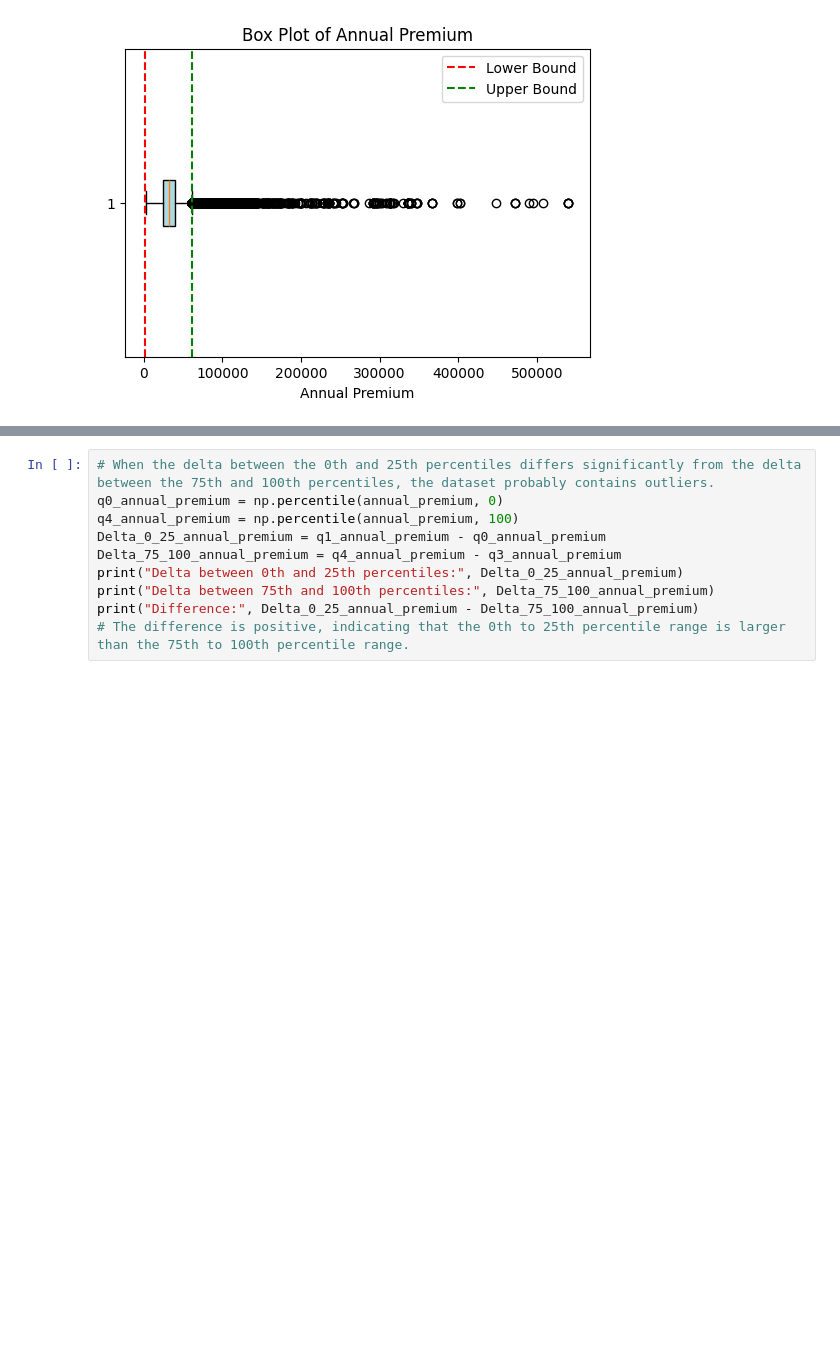
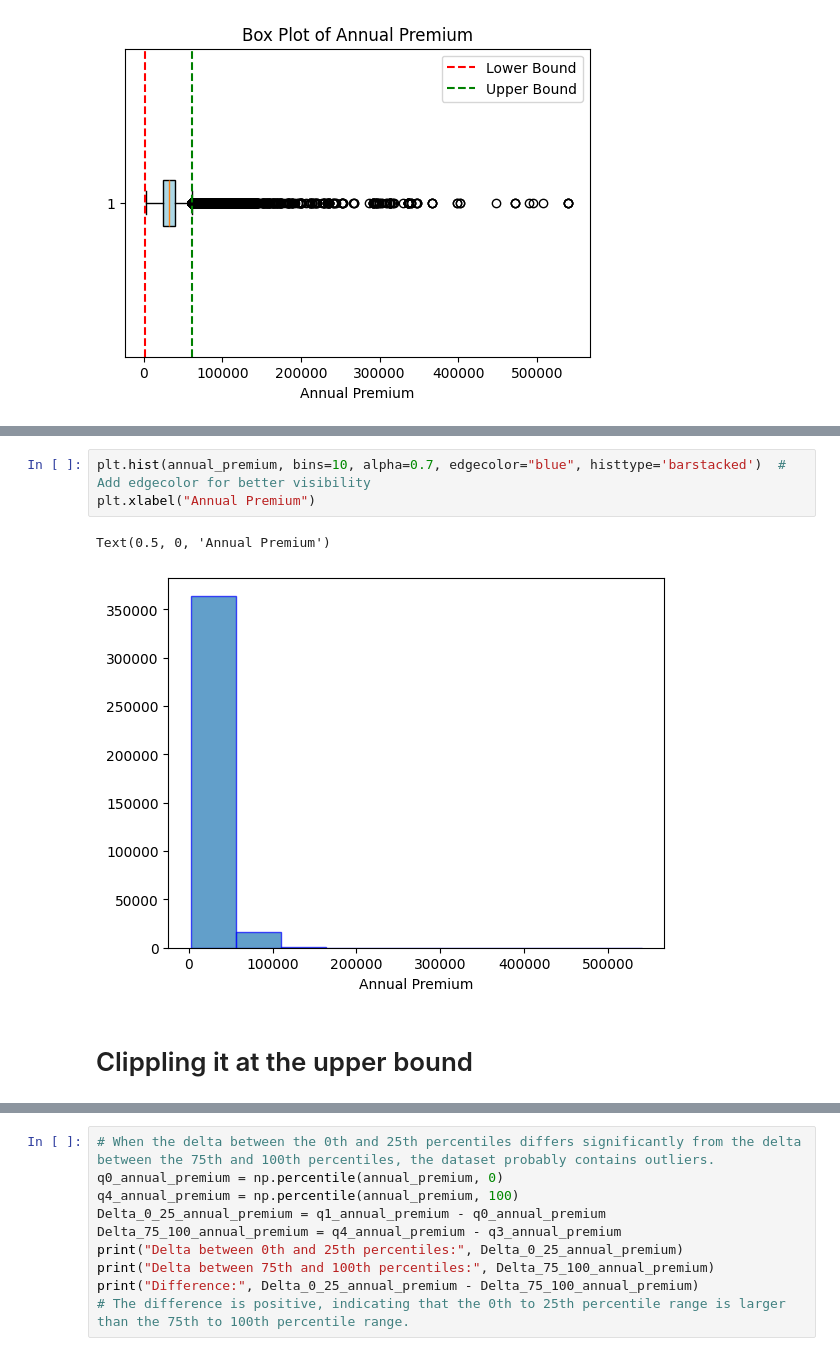
Before and after one commit to joseph-jomon/keaggling, a Jupyter notebook: First_task.ipynb, the cells around one changed output, grey strips where cells are left out. Saved outputs shown, nothing was run; the diff lists cells and outputs as text; blank space fills up the shorter version.

```diff
--- a/First_task.ipynb
+++ b/First_task.ipynb
@@ -421,0 +456,8 @@ plt.show()
+# %%
+plt.hist(annual_premium, bins=10, alpha=0.7, edgecolor="blue", histtype='barstacked')  # Add edgecolor for better visibility
+plt.xlabel("Annual Premium")
+# %% [output]
+Text(0.5, 0, 'Annual Premium')
+[figure, added]
+# %% [markdown]
+# Clippling it at the upper bound
```
Also changed, not shown: parts of 60 cells of this notebook.
